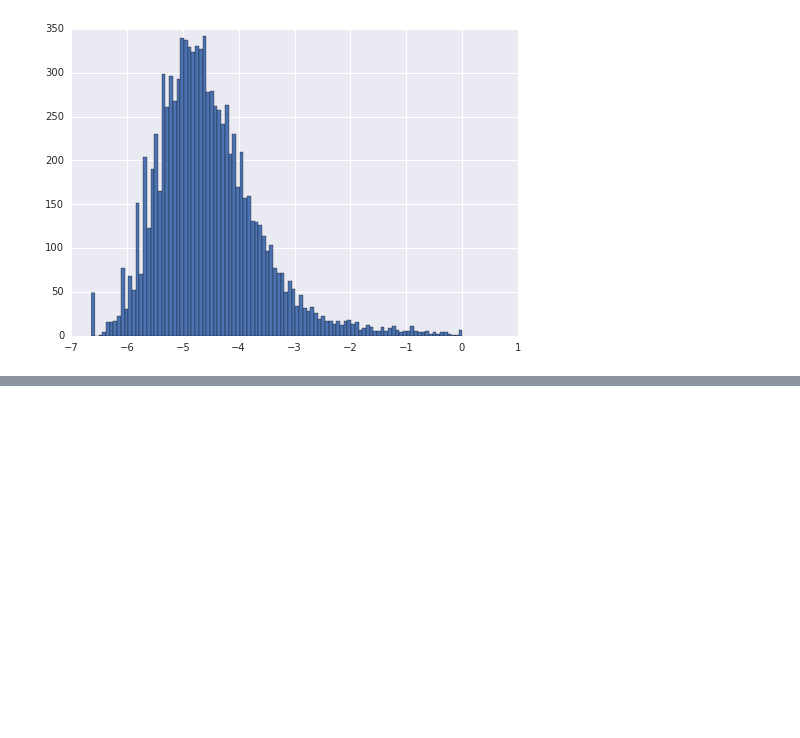
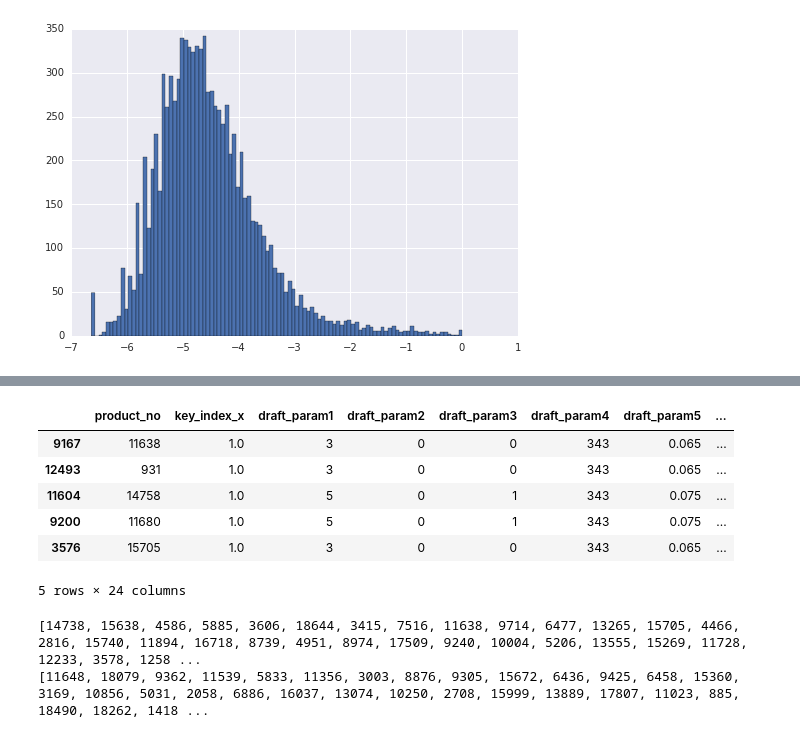
Before and after one commit to mofhu/tianchi-production-QC, a Jupyter notebook: read-csv.ipynb, the cells around one changed output, grey strips where cells are left out. Drawn from its saved outputs; the diff is of its cells as text; code cells hidden in the pictures; blank space fills up the shorter version.

```diff
--- a/read-csv.ipynb
+++ b/read-csv.ipynb
@@ -299,0 +333,10 @@ np.log2(1.01 - draft_data.key_index).hist(bins=100)
+# %%
+top50[:5]
+# %% [output]
+|  | product_no | key_index_x | draft_param1 | draft_param2 | draft_param3 | draft_param4 | draft_param5 | ... |
+| 9167 | 11638 | 1.0 | 3 | 0 | 0 | 343 | 0.065 | ... |
+| 12493 | 931 | 1.0 | 3 | 0 | 0 | 343 | 0.065 | ... |
+| 11604 | 14758 | 1.0 | 5 | 0 | 1 | 343 | 0.075 | ... |
+| 9200 | 11680 | 1.0 | 5 | 0 | 1 | 343 | 0.075 | ... |
+| 3576 | 15705 | 1.0 | 3 | 0 | 0 | 343 | 0.065 | ... |
+5 rows × 24 columns
@@ -299,0 +346,6 @@ np.log2(1.01 - draft_data.key_index).hist(bins=100)
+# %%
+print(top50_no)
+print(least50_no)
+# %% [output]
+[14738, 15638, 4586, 5885, 3606, 18644, 3415, 7516, 11638, 9714, 6477, 13265, 15705, 4466, 2816, 15740, 11894, 16718, 8739, 4951, 8974, 17509, 9240, 10004, 5206, 13555, 15269, 11728, 12233, 3578, 1258 ...
+[11648, 18079, 9362, 11539, 5833, 11356, 3003, 8876, 9305, 15672, 6436, 9425, 6458, 15360, 3169, 10856, 5031, 2058, 6886, 16037, 13074, 10250, 2708, 15999, 13889, 17807, 11023, 885, 18490, 18262, 1418 ...
```
Also changed, not shown: parts of 8 cells of this notebook, 4 other files.
